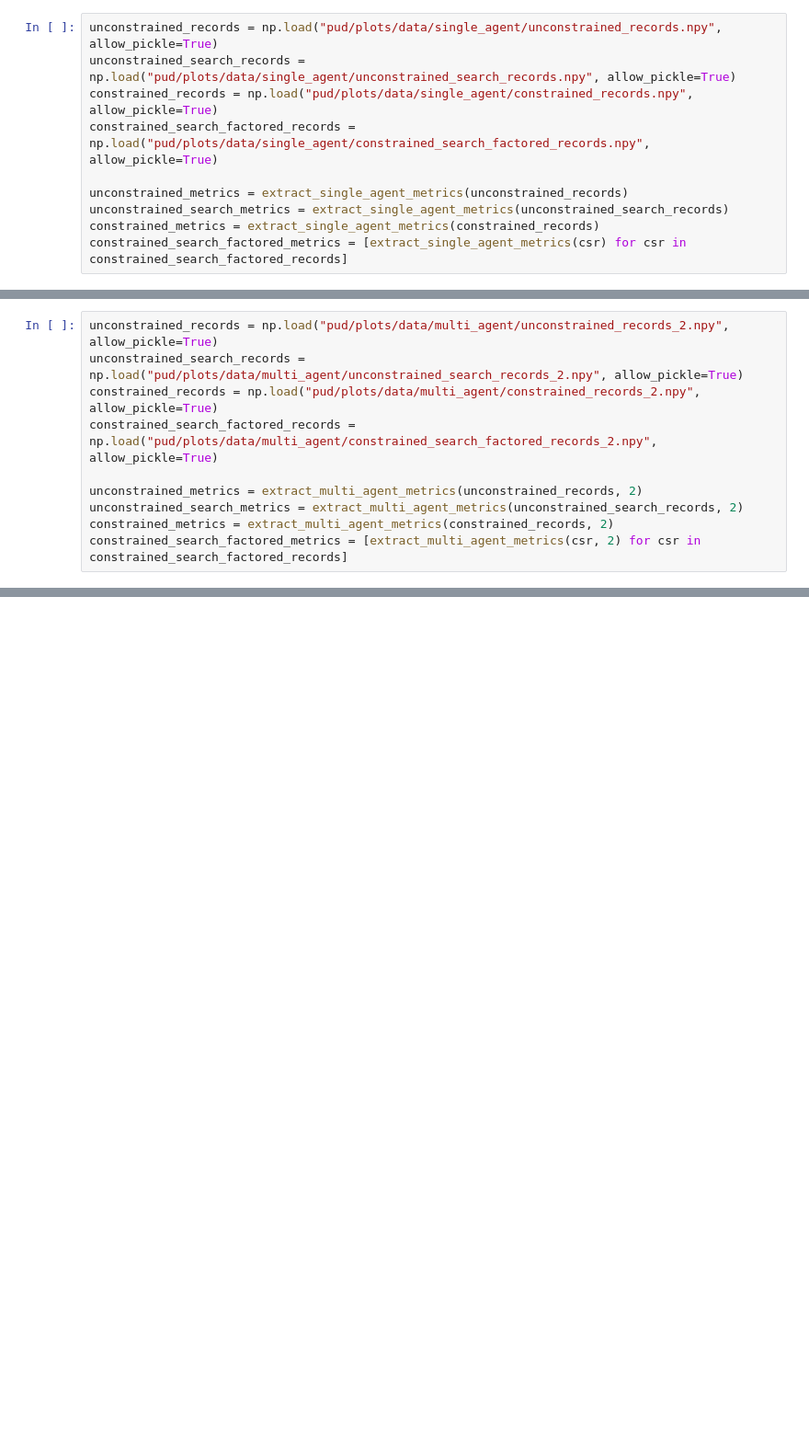
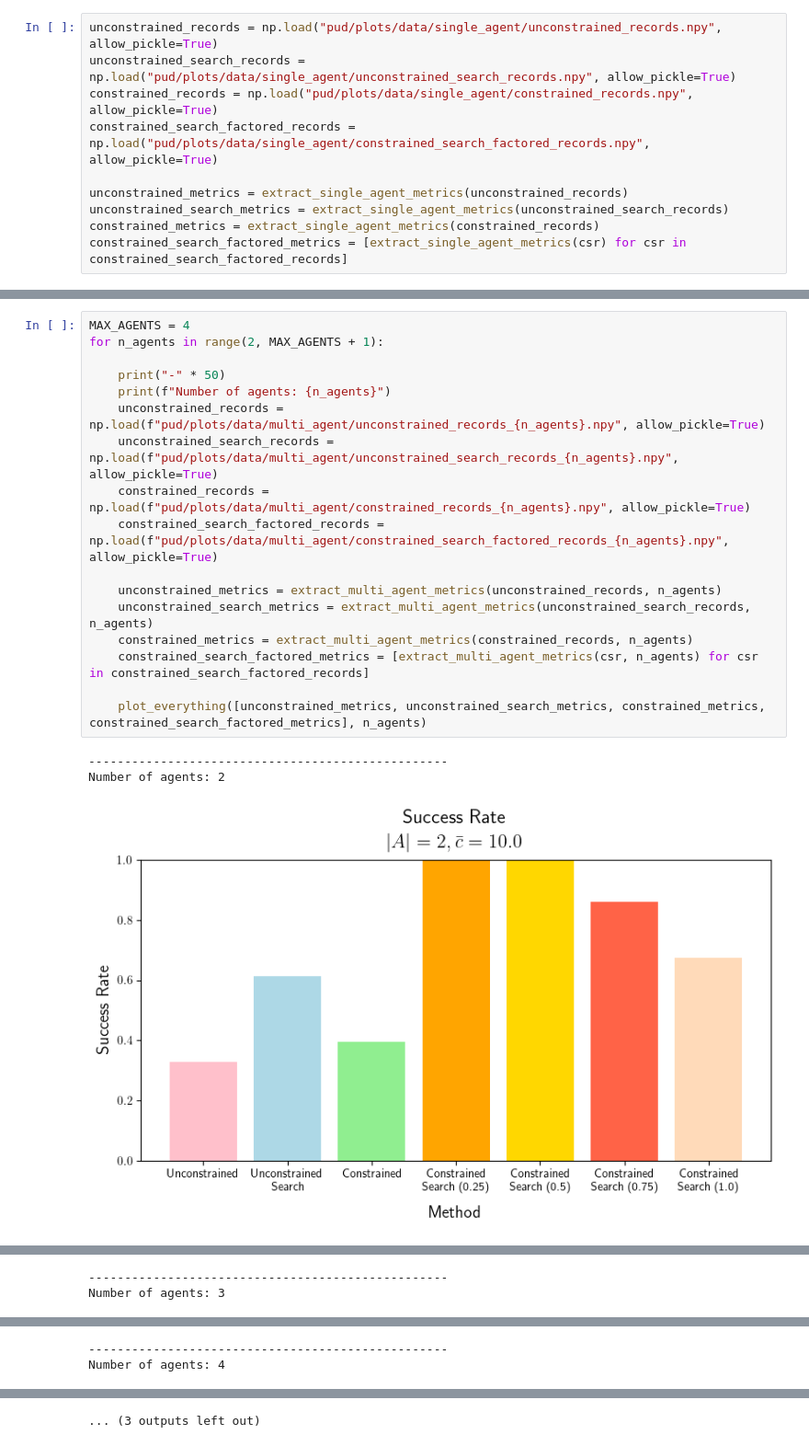
Before and after one commit to delay-planner/rb-visual-mapf, a Jupyter notebook: pud/plots/plot_pointenv_metrics.ipynb, the cells around one changed output, grey strips where cells are left out. Shown: that part at 92% size. Cells and saved outputs as stored; diff of their text form; blank space fills up the shorter version.

```diff
--- a/pud/plots/plot_pointenv_metrics.ipynb
+++ b/pud/plots/plot_pointenv_metrics.ipynb
@@ -178,10 +186,21 @@ plot_cumulative_costs([unconstrained_metrics, unconstrained_search_metrics, cons
 # %%
-unconstrained_records = np.load("pud/plots/data/multi_agent/unconstrained_records_2.npy", allow_pickle=True)
-unconstrained_search_records = np.load("pud/plots/data/multi_agent/unconstrained_search_records_2.npy", allow_pickle=True)
-constrained_records = np.load("pud/plots/data/multi_agent/constrained_records_2.npy", allow_pickle=True)
-constrained_search_factored_records = np.load("pud/plots/data/multi_agent/constrained_search_factored_records_2.npy", allow_pickle=True)
+MAX_AGENTS = 4
+for n_agents in range(2, MAX_AGENTS + 1):
 
-unconstrained_metrics = extract_multi_agent_metrics(unconstrained_records, 2)
-unconstrained_search_metrics = extract_multi_agent_metrics(unconstrained_search_records, 2)
-constrained_metrics = extract_multi_agent_metrics(constrained_records, 2)
-constrained_search_factored_metrics = [extract_multi_agent_metrics(csr, 2) for csr in constrained_search_factored_records]
+    print("-" * 50)
+    print(f"Number of agents: {n_agents}")
+    unconstrained_records = np.load(f"pud/plots/data/multi_agent/unconstrained_records_{n_agents}.npy", allow_pickle=True)
+    unconstrained_search_records = np.load(f"pud/plots/data/multi_agent/unconstrained_search_records_{n_agents}.npy", allow_pickle=True)
+    constrained_records = np.load(f"pud/plots/data/multi_agent/constrained_records_{n_agents}.npy", allow_pickle=True)
+    constrained_search_factored_records = np.load(f"pud/plots/data/multi_agent/constrained_search_factored_records_{n_agents}.npy", allow_pickle=True)
+
+    unconstrained_metrics = extract_multi_agent_metrics(unconstrained_records, n_agents)
+    unconstrained_search_metrics = extract_multi_agent_metrics(unconstrained_search_records, n_agents)
+    constrained_metrics = extract_multi_agent_metrics(constrained_records, n_agents)
+    constrained_search_factored_metrics = [extract_multi_agent_metrics(csr, n_agents) for csr in constrained_search_factored_records]
+
+    plot_everything([unconstrained_metrics, unconstrained_search_metrics, constrained_metrics, constrained_search_factored_metrics], n_agents)
+# %% [output]
+--------------------------------------------------
+Number of agents: 2
+[figure, added]
@@ -187,0 +210,2 @@ constrained_search_factored_metrics = [extract_multi_agent_metrics(csr, 2) for c
+--------------------------------------------------
+Number of agents: 3
@@ -187,0 +216,2 @@ constrained_search_factored_metrics = [extract_multi_agent_metrics(csr, 2) for c
+--------------------------------------------------
+Number of agents: 4
@@ -187,0 +219 @@ constrained_search_factored_metrics = [extract_multi_agent_metrics(csr, 2) for c
+... (3 outputs left out)
```
Also changed, not shown: parts of 23 cells of this notebook, 1 other file.
